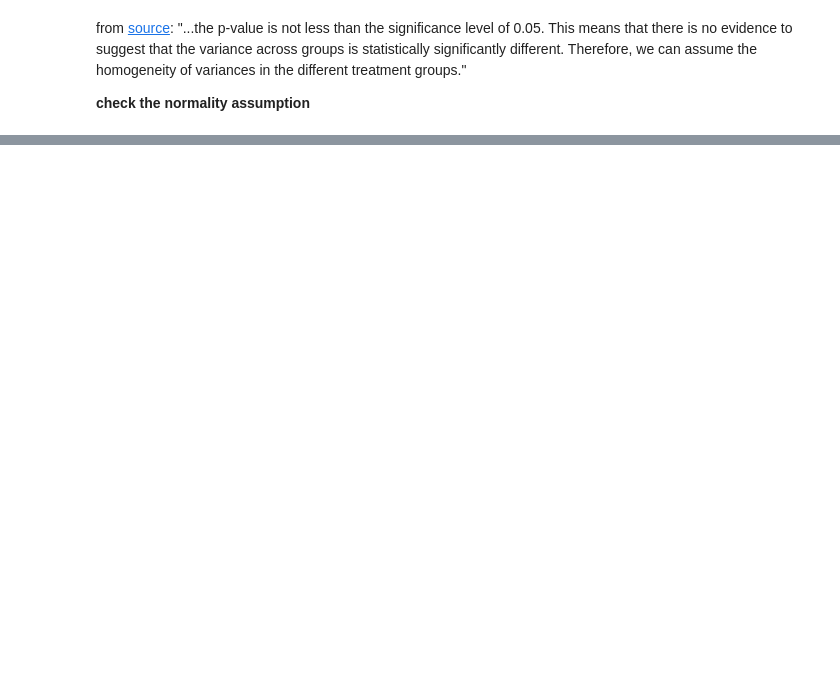
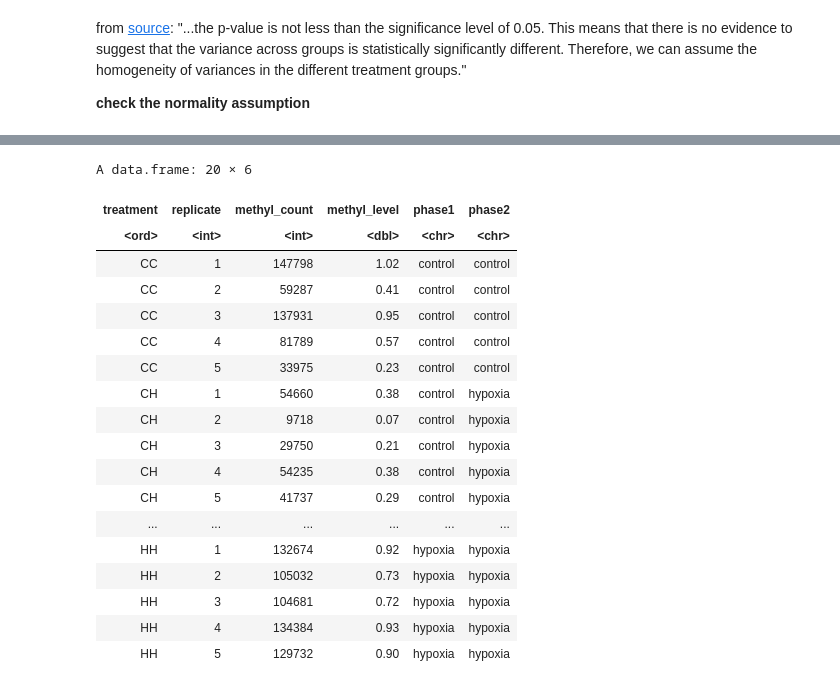
Before and after one commit to jgmcdonough/CE18_methylRAD_analysis, a Jupyter notebook: analysis/genomic_feature_tracks/methylation_level_of_features.ipynb, the cells around one changed output, grey strips where cells are left out. Cells and saved outputs as stored; diff of their text form; code cells hidden in the pictures; blank space fills up the shorter version.

```diff
--- a/analysis/genomic_feature_tracks/methylation_level_of_features.ipynb
+++ b/analysis/genomic_feature_tracks/methylation_level_of_features.ipynb
@@ -1794,0 +1799,27 @@ so no statistically significant differences of methlyation levels for CpG dinucl
+# %%
+# for loop to assign phase 1 and phase 2 treatments based on the treatment column
+cpg <- cpg %>%
+  mutate(phase1 = ifelse(str_sub(treatment, 1, 1) == "C", "control", "hypoxia"),
+         phase2 = ifelse(str_sub(treatment, 2, 2) == "H", "hypoxia", "control"))
+
+cpg
+# %% [output]
+A data.frame: 20 × 6
+| treatment | replicate | methyl_count | methyl_level | phase1 | phase2 |
+| <ord> | <int> | <int> | <dbl> | <chr> | <chr> |
+| CC | 1 | 147798 | 1.02 | control | control |
+| CC | 2 | 59287 | 0.41 | control | control |
+| CC | 3 | 137931 | 0.95 | control | control |
+| CC | 4 | 81789 | 0.57 | control | control |
+| CC | 5 | 33975 | 0.23 | control | control |
+| CH | 1 | 54660 | 0.38 | control | hypoxia |
+| CH | 2 | 9718 | 0.07 | control | hypoxia |
+| CH | 3 | 29750 | 0.21 | control | hypoxia |
+| CH | 4 | 54235 | 0.38 | control | hypoxia |
+| CH | 5 | 41737 | 0.29 | control | hypoxia |
+| ... | ... | ... | ... | ... | ... |
+| HH | 1 | 132674 | 0.92 | hypoxia | hypoxia |
+| HH | 2 | 105032 | 0.73 | hypoxia | hypoxia |
+| HH | 3 | 104681 | 0.72 | hypoxia | hypoxia |
+| HH | 4 | 134384 | 0.93 | hypoxia | hypoxia |
+| HH | 5 | 129732 | 0.90 | hypoxia | hypoxia |
```
Also changed, not shown: parts of 23 cells of this notebook.
